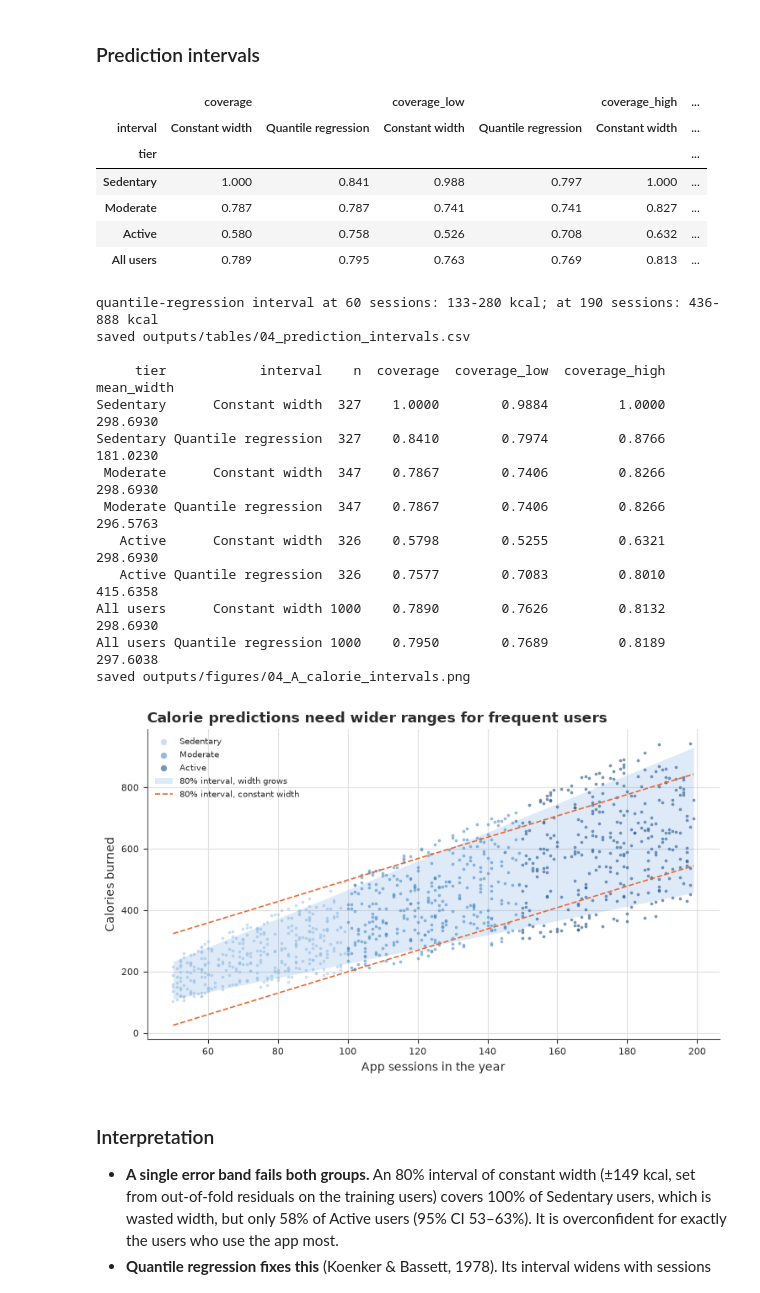
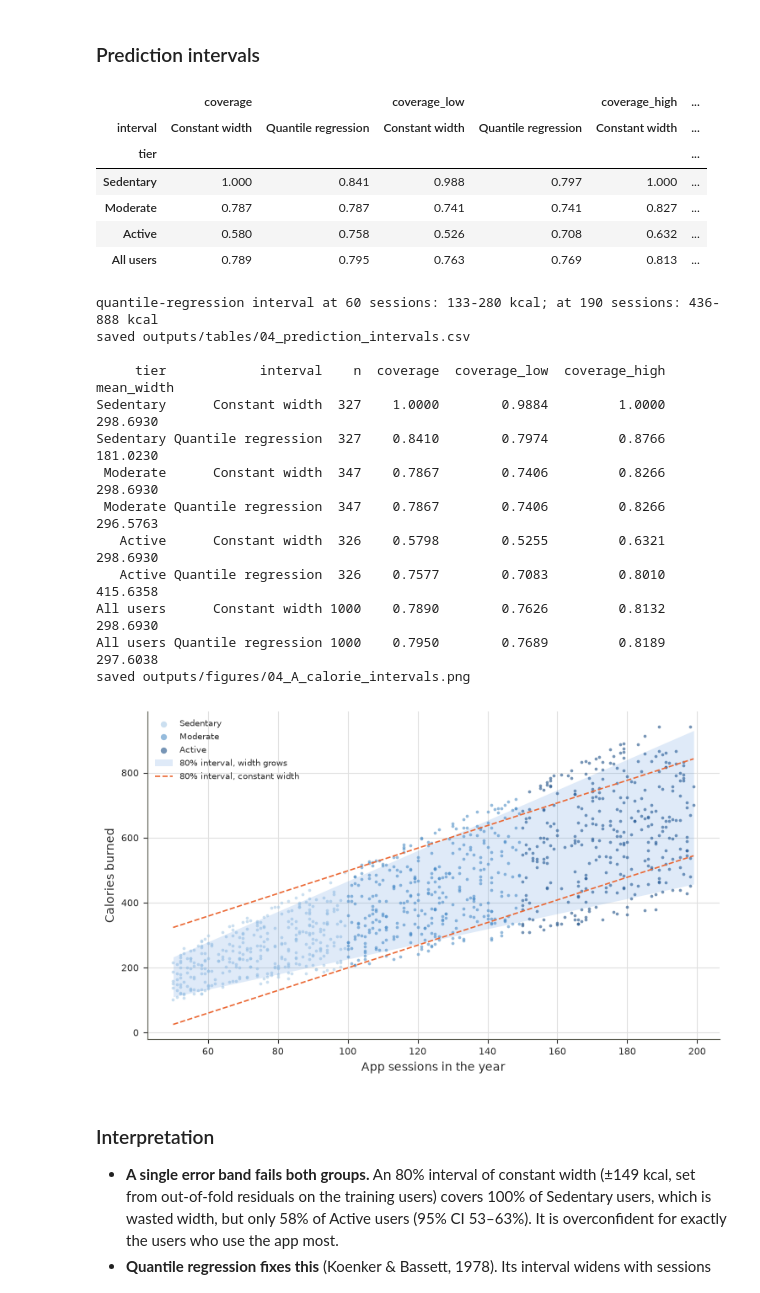
Before and after one commit to eirikrbe/MSE803-DA, a Jupyter notebook: Ass 2/Ass2-Fitness/notebooks/Ass2-Fitness_04_modeling.ipynb, the cells around one changed output. Saved outputs shown, nothing was run; the diff lists cells and outputs as text; code cells hidden in the pictures.

```diff
--- a/Ass 2/Ass2-Fitness/notebooks/Ass2-Fitness_04_modeling.ipynb
+++ b/Ass 2/Ass2-Fitness/notebooks/Ass2-Fitness_04_modeling.ipynb
@@ -350,35 +350,34 @@ line = lin.named_steps['model']
 ax.plot(xs, line.intercept_ + line.coef_[0] * xs + r_lo, color=PALETTE['alert'], ls='--', lw=1.2,
         label='80% interval, constant width')
 ax.plot(xs, line.intercept_ + line.coef_[0] * xs + r_hi, color=PALETTE['alert'], ls='--', lw=1.2)
 ax.set_xlabel('App sessions in the year')
 ax.set_ylabel('Calories burned')
-ax.set_title('Calorie predictions need wider ranges for frequent users')
 leg = ax.legend(loc='upper left', fontsize=7.5, markerscale=2)
 fig.tight_layout()
 save_fig(fig, '04_A_calorie_intervals')
 plt.show()
 # %% [output]
 |  | coverage |  | coverage_low |  | coverage_high | ... |
 | interval | Constant width | Quantile regression | Constant width | Quantile regression | Constant width | ... |
 | tier |  |  |  |  |  | ... |
 | Sedentary | 1.000 | 0.841 | 0.988 | 0.797 | 1.000 | ... |
 | Moderate | 0.787 | 0.787 | 0.741 | 0.741 | 0.827 | ... |
 | Active | 0.580 | 0.758 | 0.526 | 0.708 | 0.632 | ... |
 | All users | 0.789 | 0.795 | 0.763 | 0.769 | 0.813 | ... |
 quantile-regression interval at 60 sessions: 133-280 kcal; at 190 sessions: 436-888 kcal
 saved outputs/tables/04_prediction_intervals.csv
 
      tier            interval    n  coverage  coverage_low  coverage_high  mean_width
 Sedentary      Constant width  327    1.0000        0.9884         1.0000    298.6930
 Sedentary Quantile regression  327    0.8410        0.7974         0.8766    181.0230
  Moderate      Constant width  347    0.7867        0.7406         0.8266    298.6930
  Moderate Quantile regression  347    0.7867        0.7406         0.8266    296.5763
    Active      Constant width  326    0.5798        0.5255         0.6321    298.6930
    Active Quantile regression  326    0.7577        0.7083         0.8010    415.6358
 All users      Constant width 1000    0.7890        0.7626         0.8132    298.6930
 All users Quantile regression 1000    0.7950        0.7689         0.8189    297.6038
 saved outputs/figures/04_A_calorie_intervals.png
-[figure, old version]
+[figure, new version]
 # %% [markdown]
 ### Interpretation
 
```
Also changed, not shown: parts of 2 cells of this notebook, 7 other files.
